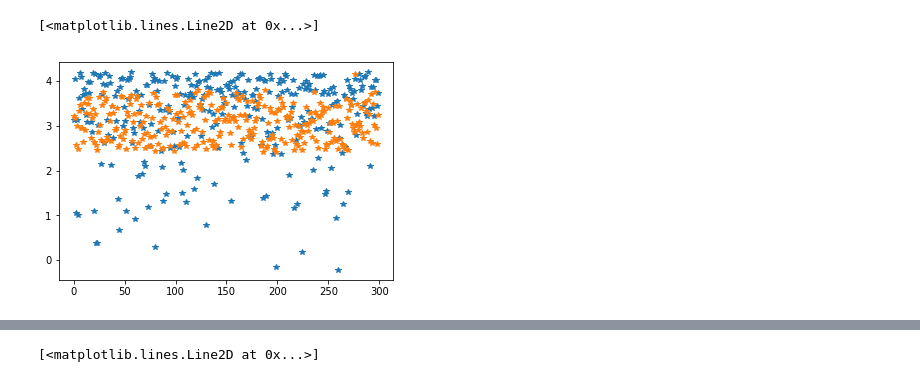
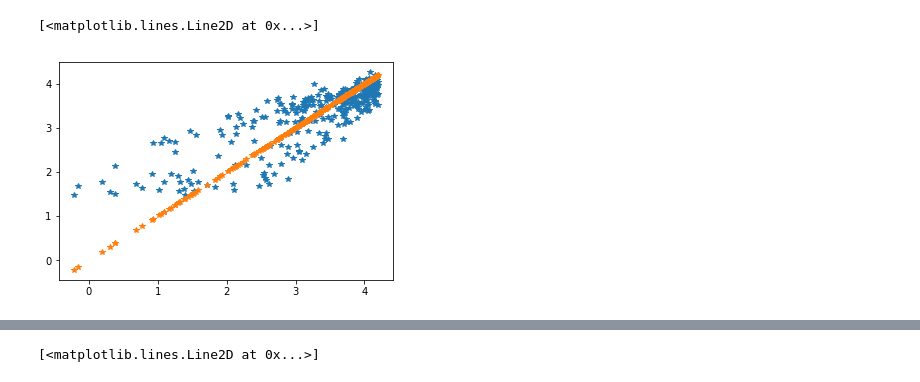
Before and after one commit to JunYinDM/GalaxyGenerativeModel, a Jupyter notebook: label/Res_1005.ipynb, the cells around one changed output, grey strips where cells are left out. Cells and saved outputs as stored; diff of their text form; code cells hidden in the pictures.

```diff
--- a/label/Res_1005.ipynb
+++ b/label/Res_1005.ipynb
@@ -55,7 +55,7 @@ test_dataset = testlabelDataset()
 test_dataloader= DataLoader(dataset=test_dataset, batch_size=300,shuffle=False,drop_last=True)
 criterion_none = nn.L1Loss(reduction='none')
 # %%
-num=10
+num=1170
 
 
 #batch_size = 64
@@ -67,35 +67,33 @@ model.load_state_dict(torch.load('gal_img1001/exp479_{}.pth'.format(num)))
 model.eval()
 
 for data in test_dataloader:
     test_img,test_label= [x.type(torch.float32).cuda() for x in data]
     test_img = test_img.view(test_img.size(0), 1,64,64)
     test_output,test_z = model(test_img)
     test_z=test_z.view(test_z.size(0),14*14)
 
  #   test_loss= (( criterion_none(test_output, test_img)/(test_img.sum(dim=3).sum(dim=2).sum(dim=1))).mean())  + (criterion_none(test_z[:,:7], test_label)  /weight).mean()
 
 #    test_loss_recon= (( criterion_none(test_output, test_img)/(test_img.sum(dim=3).sum(dim=2).sum(dim=1))).mean())
  #   test_loss_latent= (criterion_none(test_z[:,:7], test_label)  /weight).mean()
 
  #   test_MSE_loss = nn.MSELoss()(test_output, test_img)
 
 
 
 
 
 
 res_in =  test_img.data.cpu().numpy()
 res_out=test_output.data.cpu().numpy()
 label_in=test_label.data.cpu().numpy()
 label_out=test_z[:,:7].data.cpu().numpy()
 letent=test_z.data.cpu().numpy()
 
 
 i=0
-
-#x=np.linspace(0,300,1)
-plt.plot(label_in[:,i],"*")
-plt.plot(label_out[:,i],"*")
+plt.plot(label_in[:,i],label_out[:,i],"*")
+plt.plot(label_in[:,i],label_in[:,i],"*")
 # %% [output]
 [<matplotlib.lines.Line2D at 0x...>]
-[figure, old version]
+[figure, new version]
```
Also changed, not shown: parts of 8 cells of this notebook.
